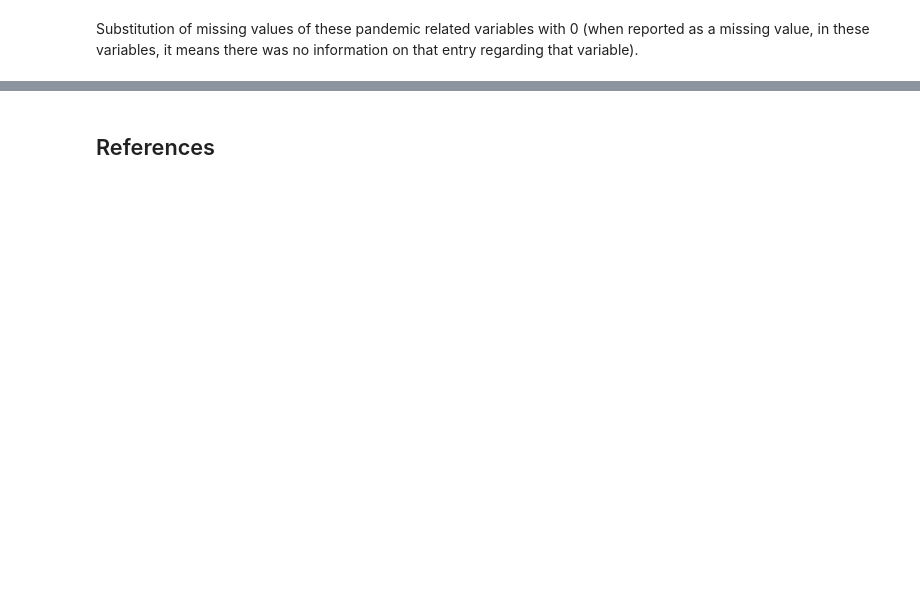
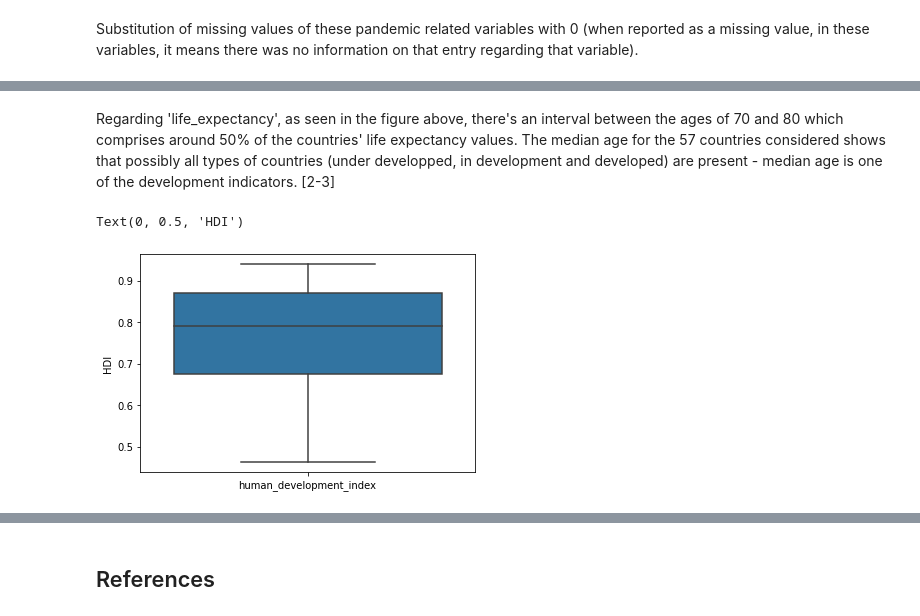
Before and after one commit to martinsM17/Covid19_Testing_Data, a Jupyter notebook: pipeline_analysis.ipynb, the cells around one changed output, grey strips where cells are left out. Saved outputs shown, nothing was run; the diff lists cells and outputs as text; code cells hidden in the pictures; blank space fills up the shorter version.

```diff
--- a/pipeline_analysis.ipynb
+++ b/pipeline_analysis.ipynb
@@ -190,0 +294,10 @@ Substitution of missing values of these pandemic related variables with 0 (when
+# %% [markdown]
+Regarding 'life_expectancy', as seen in the figure above, there's an interval between the ages of 70 and 80 which comprises around 50% of the countries' life expectancy values.
+The median age for the 57 countries considered shows that possibly all types of countries (under developped, in development and developed) are present - median age is one of the development indicators. [2-3]
+# %%
+fig, axes = plt.subplots(1, 1, sharex = True)
+sns.boxplot(data = screened_data[['iso_code', 'human_development_index']].drop_duplicates(subset=['iso_code']))
+axes.set_ylabel('HDI')
+# %% [output]
+Text(0, 0.5, 'HDI')
+[figure, added]
```
Also changed, not shown: parts of 48 cells of this notebook.
